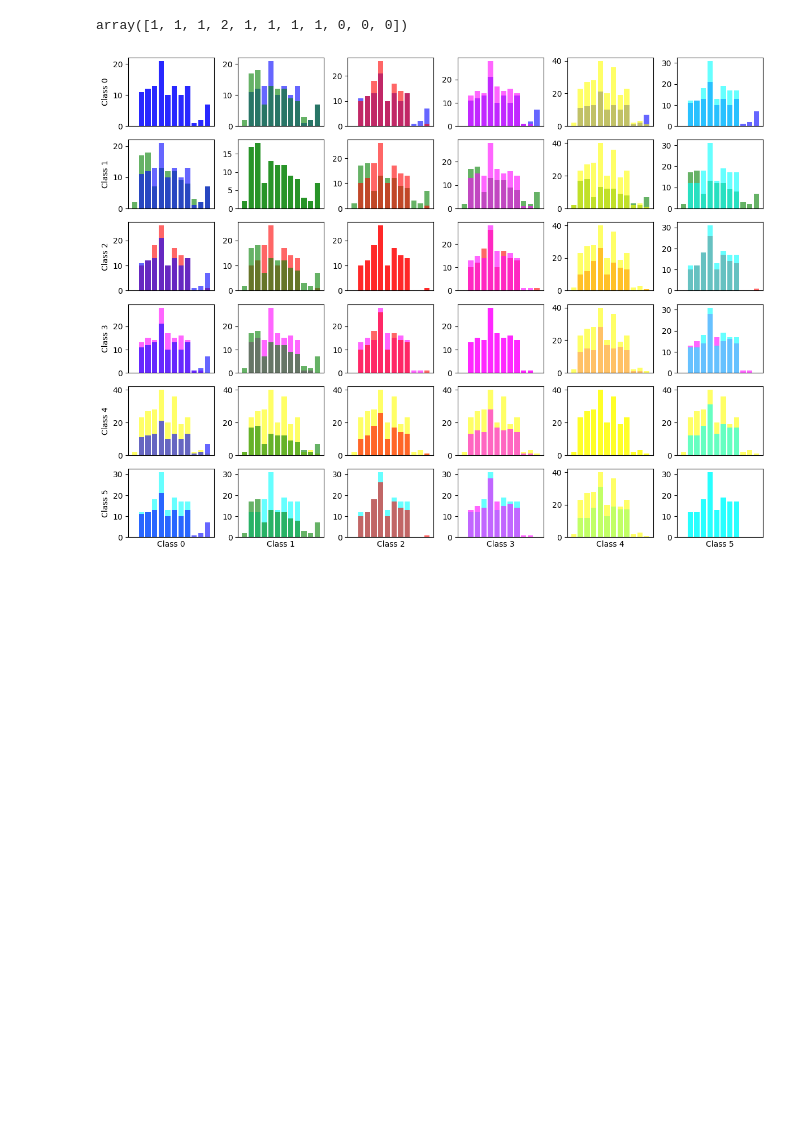
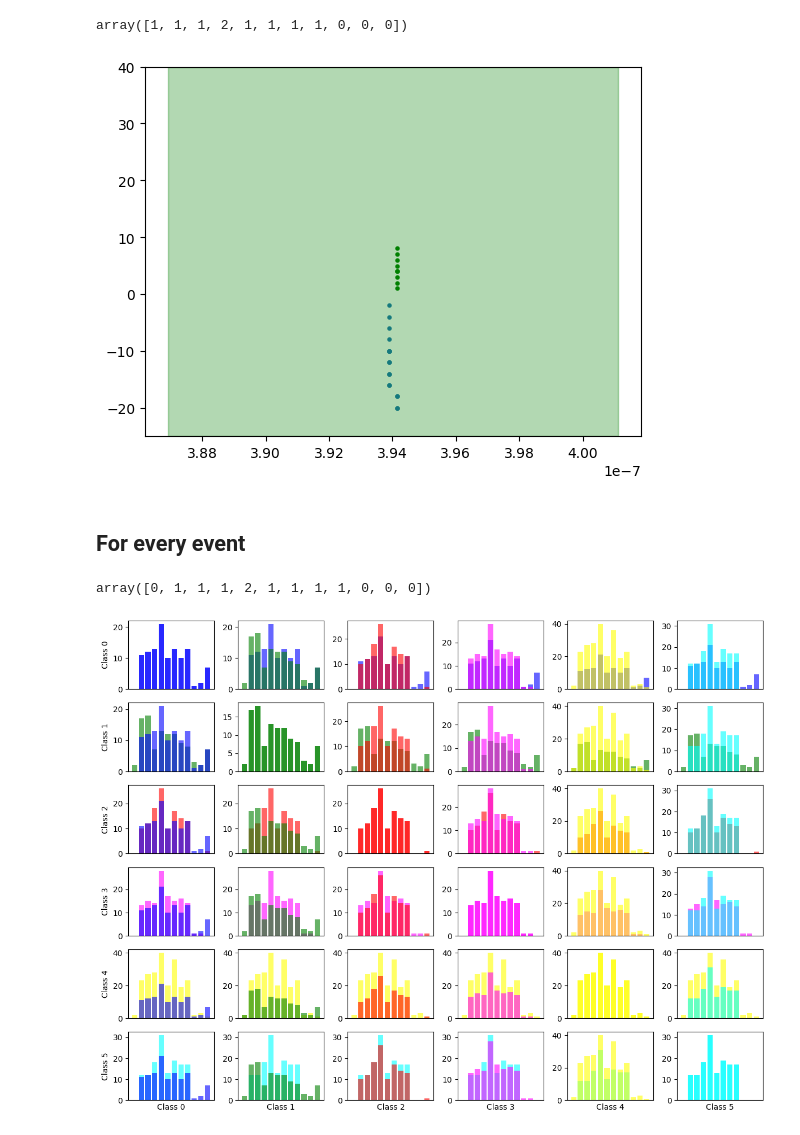
Before and after one commit to Fabiocufino/CMS-SpikingNeuralNetwork, a Jupyter notebook: Code/KNN.ipynb, the cells around one changed output. Drawn from its saved outputs; the diff is of its cells as text; code cells hidden in the pictures; blank space fills up the shorter version.

```diff
--- a/Code/KNN.ipynb
+++ b/Code/KNN.ipynb
@@ -107,6 +111,18 @@ hist_y
 (12,)
 [ 1  2  3  4  5  6  7  8  9 10 11 12]
 array([1, 1, 1, 2, 1, 1, 1, 1, 0, 0, 0])
+# %%
+# now the same plt but with filled zoned in red where i excluded the points
+plt.scatter(t_track, ev1['Stream'][ev1['ID'] == 1], s=5)
+plt.scatter(t_neur[mask_sel_neur], hit_neur[mask_sel_neur], c='g', s = 5)
+plt.ylim(-25,40)
+plt.axvspan(min_t_track, max_t_track, alpha=0.3, color='green')
+
+plt.show()
+# %% [output]
+[figure, added]
+# %% [markdown]
+## For every event
 # %%
 def get_hist_neuron(N_EV, data, N_NEUR):
 
@@ -136,6 +152,10 @@ def get_hist_neuron(N_EV, data, N_NEUR):
     hist, bin_edges = np.histogram(hit_neur[mask_sel_neur], bins=bins)
 
     return hist
+# %%
+get_hist_neuron(N_EV, data, 12)
+# %% [output]
+array([0, 1, 1, 1, 2, 1, 1, 1, 1, 0, 0, 0])
 # %%
 N_EV_class0 = np.unique(data['Event'][data['Pclass'] == 0])
 N_EV_class1 = np.unique(data['Event'][data['Pclass'] == 1])
```
Also changed, not shown: parts of 19 cells of this notebook.
